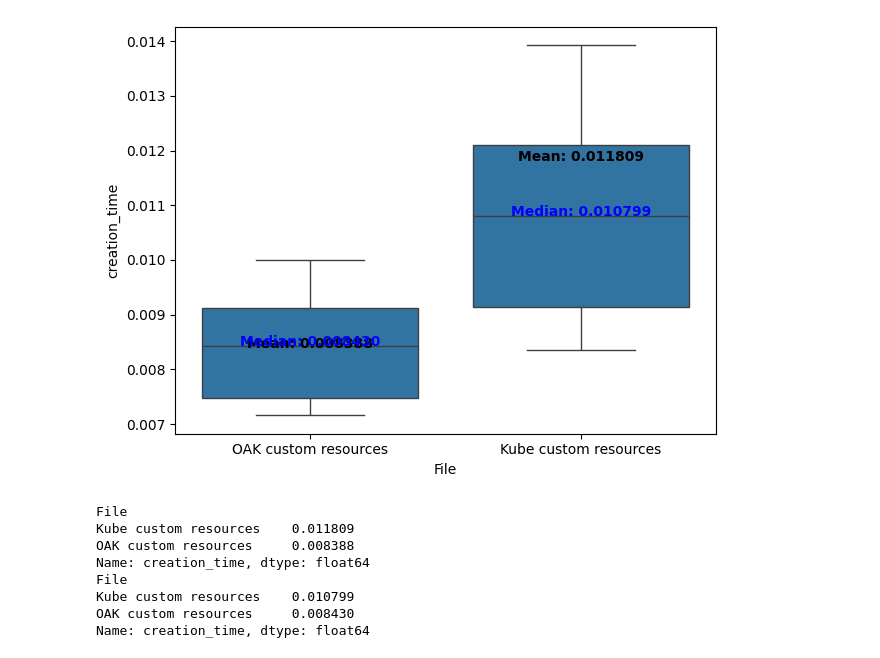
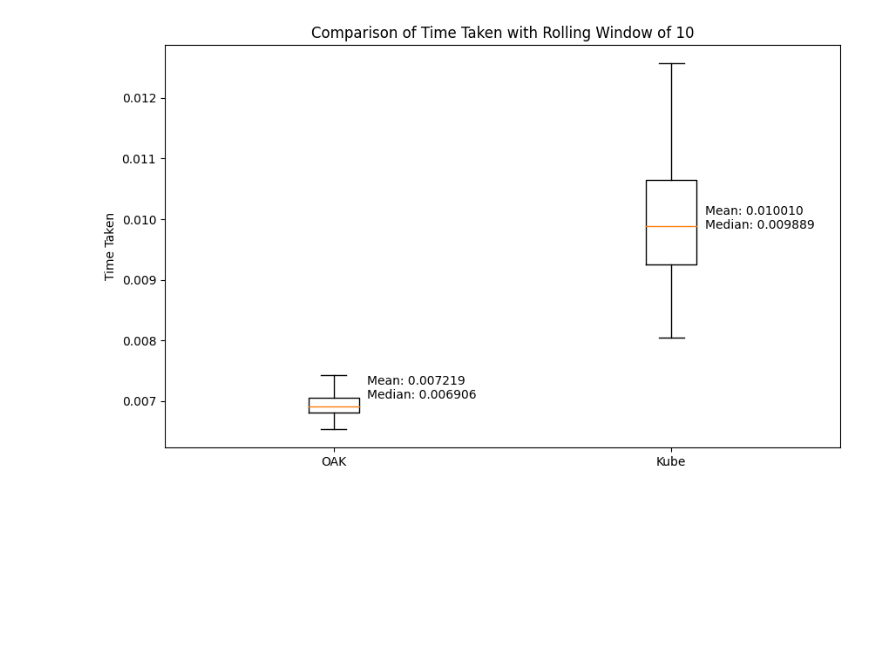
Before and after one commit to oakestra/oakestra, a Jupyter notebook: evaluation/visualization.ipynb, the cells around one changed output. Saved outputs shown, nothing was run; the diff lists cells and outputs as text; code cells hidden in the pictures; blank space fills up the shorter version.

```diff
--- a/evaluation/visualization.ipynb
+++ b/evaluation/visualization.ipynb
@@ -6,43 +6,39 @@ import numpy as np
 from pandas.tseries.offsets import Nano
 # %%
 experiment = 'experiment6'
-# %%
-df1 = pd.read_csv(f"results/{experiment}/resources_0.csv")
-df2 = pd.read_csv(f"results/{experiment}/resources_1.csv")
-
-df1['File'] = 'OAK custom resources'
-df2['File'] = 'Kube custom resources'
-
-concat_df = pd.concat([df1, df2])
-
-box_plot_creation = sns.boxplot(data=concat_df, x='File', y='creation_time', showfliers=False)
-means_creation = concat_df.groupby('File')['creation_time'].mean()
-medians_creation = concat_df.groupby('File')['creation_time'].median()
-
-xlabels = box_plot_creation.get_xticklabels()
-
-for i, xlabel in enumerate(xlabels):
-    mean = means_creation[xlabel.get_text()]
-    median = medians_creation[xlabel.get_text()]
-    box_plot_creation.text(i, mean, f'Mean: {mean:.6f}', horizontalalignment='center', color='black', weight='semibold')
-    box_plot_creation.text(i, median, f'Median: {median:.6f}', horizontalalignment='center', color='blue', weight='semibold')
-
-plt.tight_layout()
-plt.show()
-plt.x
-
-print(means_creation)
-print(medians_creation)
-# %% [output]
-[figure, removed]
-File
-Kube custom resources    0.011809
-OAK custom resources     0.008388
-Name: creation_time, dtype: float64
-File
-Kube custom resources    0.010799
-OAK custom resources     0.008430
-Name: creation_time, dtype: float64
+# %%
+df1 = pd.read_csv(f"results/{experiment}/resources_0.csv")
+df2 = pd.read_csv(f"results/{experiment}/resources_1.csv")
+
+df1['File'] = 'OAK custom resources'
+df2['File'] = 'Kube custom resources'
+
+df1['rolling_time_taken'] = df1['time_taken'].rolling(window=10).mean()
+df2['rolling_time_taken'] = df2['time_taken'].rolling(window=10).mean()
+
+# Drop NaN values that result from the rolling window
+df1 = df1.dropna(subset=['rolling_time_taken'])
+df2 = df2.dropna(subset=['rolling_time_taken'])
+
+# Calculate mean and median
+mean1 = df1['rolling_time_taken'].mean()
+median1 = df1['rolling_time_taken'].median()
+mean2 = df2['rolling_time_taken'].mean()
+median2 = df2['rolling_time_taken'].median()
+
+# Create boxplots
+plt.figure(figsize=(10, 6))
+box = plt.boxplot([df1['rolling_time_taken'], df2['rolling_time_taken']], labels=['OAK', 'Kube'], showfliers=False)
+
+# Annotate mean and median
+plt.text(1.1, mean1, f'Mean: {mean1:.6f}\nMedian: {median1:.6f}', verticalalignment='center')
+plt.text(2.1, mean2, f'Mean: {mean2:.6f}\nMedian: {median2:.6f}', verticalalignment='center')
+
+plt.title('Comparison of Time Taken with Rolling Window of 10')
+plt.ylabel('Time Taken')
+plt.show()
+# %% [output]
+[figure, added]
 # %%
 # df1 = pd.read_csv(f"results/{experiment}/entries_0.csv")
 # df2 = pd.read_csv(f"results/{experiment}/entries_1.csv")
```
Also changed, not shown: 3 other files.
